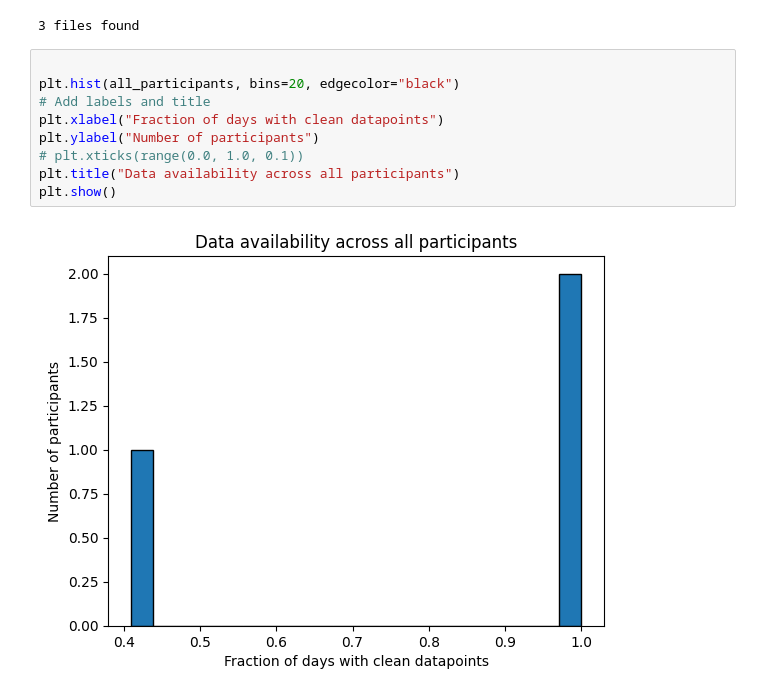
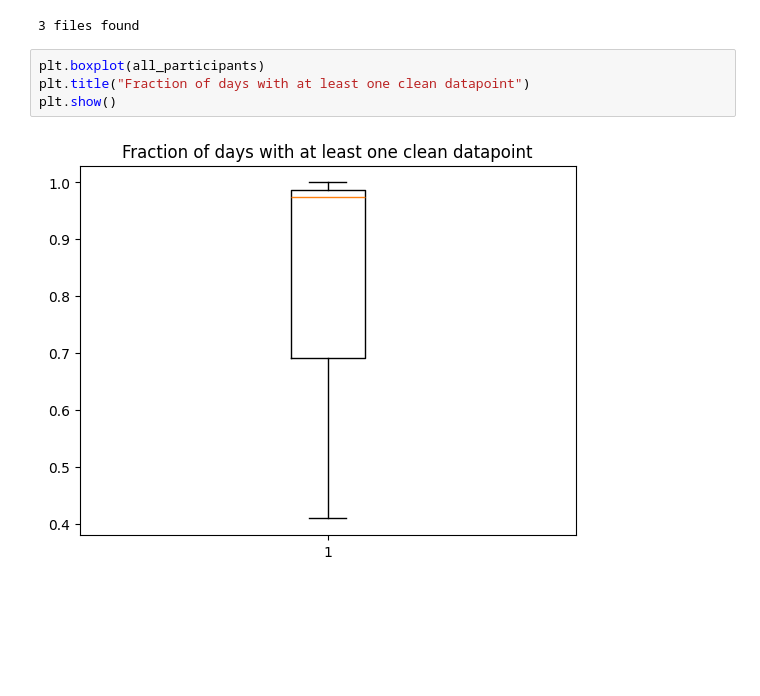
Before and after one commit to MentalHealthMission/data-book, a Jupyter notebook: content/sleep_specific_template.ipynb, the cells around one changed output. Drawn from its saved outputs; the diff is of its cells as text; blank space fills up the shorter version.

```diff
--- a/content/sleep_specific_template.ipynb
+++ b/content/sleep_specific_template.ipynb
@@ -476,13 +476,8 @@ for path in files_list:
 # %% [output]
 3 files found
 # %%
-
-plt.hist(all_participants, bins=20, edgecolor="black")
-# Add labels and title
-plt.xlabel("Fraction of days with clean datapoints")
-plt.ylabel("Number of participants")
-# plt.xticks(range(0.0, 1.0, 0.1))
-plt.title("Data availability across all participants")
+plt.boxplot(all_participants)
+plt.title("Fraction of days with at least one clean datapoint")
 plt.show()
 # %% [output]
-[figure, old version]
+[figure, new version]
```
Also changed, not shown: 3 other files.
